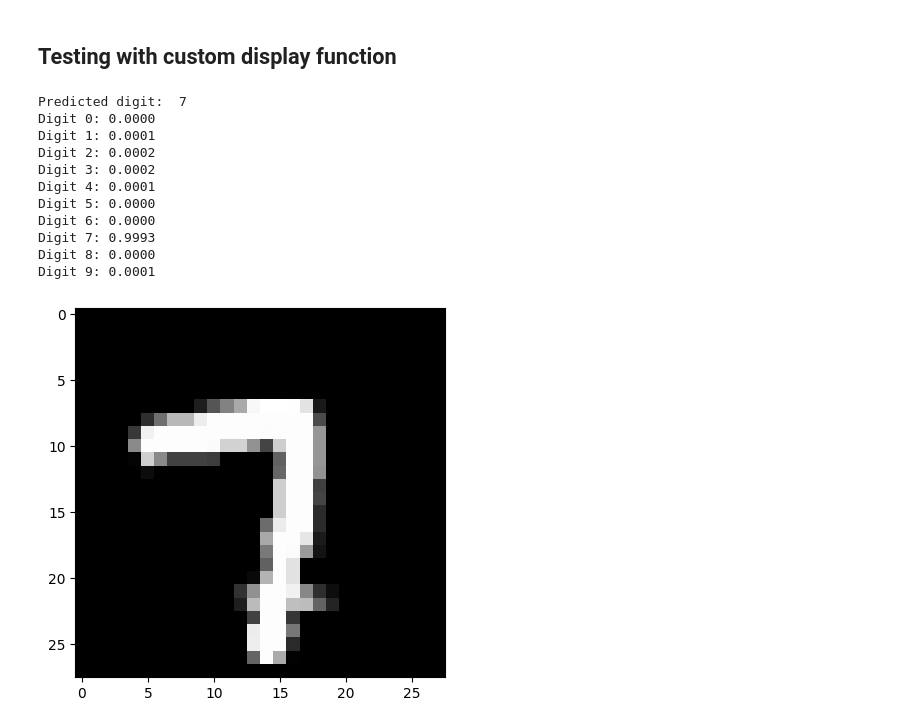
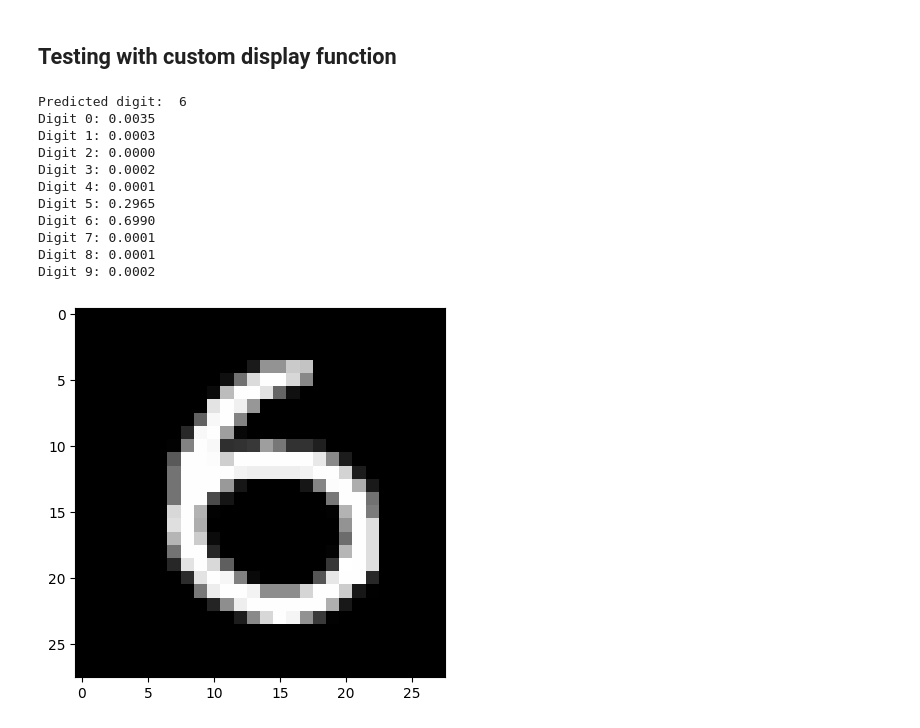
Before and after one commit to KjetilIN/ViT-for-MNIST, a Jupyter notebook: model/eval.ipynb, the cells around one changed output. Saved outputs shown, nothing was run; the diff lists cells and outputs as text; code cells hidden in the pictures.

```diff
--- a/model/eval.ipynb
+++ b/model/eval.ipynb
@@ -190,19 +190,19 @@ def predict_and_display(digit_tensor, model):
     print_pred(digit, prob)
 # %%
 # Change the index to test different images
-index = 100
+index = 90
 assert index < 500
 predict_and_display(eval_dataset[index], model)
 # %% [output]
-Predicted digit:  7
-Digit 0: 0.0000
-Digit 1: 0.0001
-Digit 2: 0.0002
+Predicted digit:  6
+Digit 0: 0.0035
+Digit 1: 0.0003
+Digit 2: 0.0000
 Digit 3: 0.0002
 Digit 4: 0.0001
-Digit 5: 0.0000
-Digit 6: 0.0000
-Digit 7: 0.9993
-Digit 8: 0.0000
-Digit 9: 0.0001
+Digit 5: 0.2965
+Digit 6: 0.6990
+Digit 7: 0.0001
+Digit 8: 0.0001
+Digit 9: 0.0002
-[figure, old version]
+[figure, new version]
```
Also changed, not shown: 4 other files.
